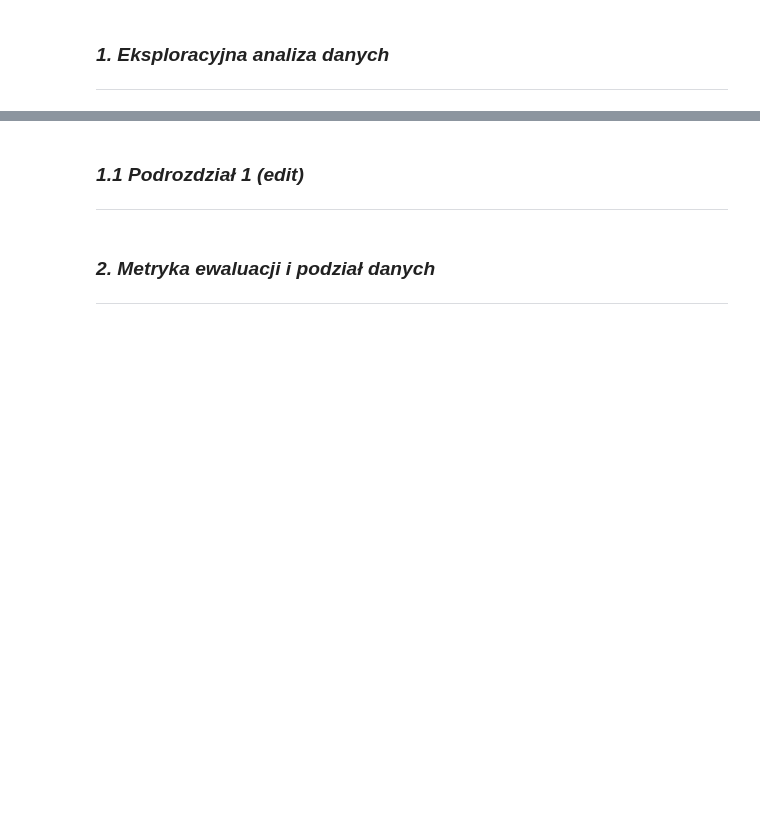
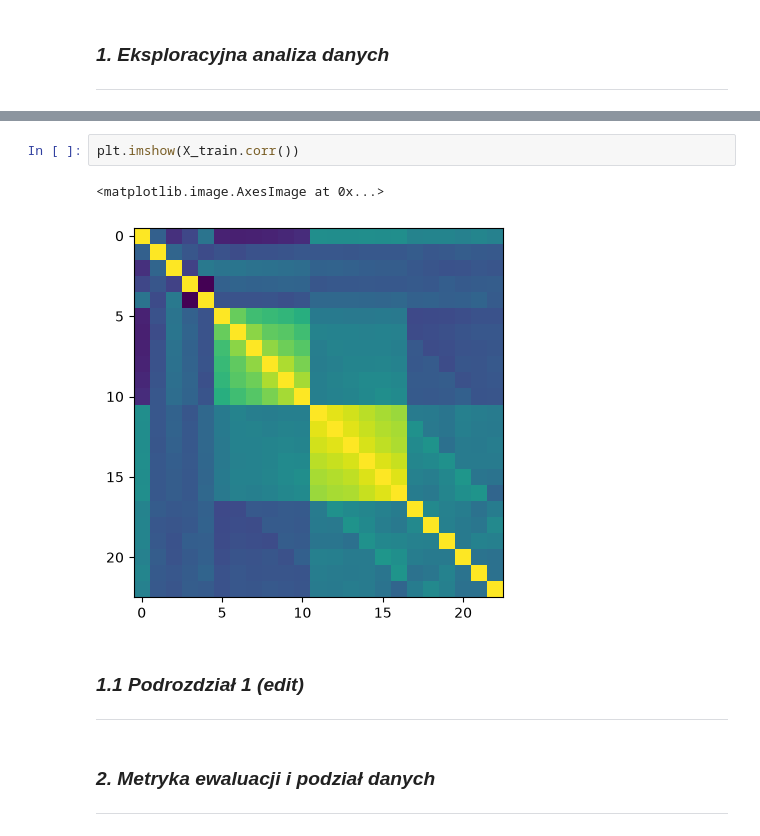
Before and after one commit to pkb-pmj/pw-sem5-ml, a Jupyter notebook: projects/KM1/notebook.ipynb, the cells around one changed output, grey strips where cells are left out. Cells and saved outputs as stored; diff of their text form; blank space fills up the shorter version.

```diff
--- a/projects/KM1/notebook.ipynb
+++ b/projects/KM1/notebook.ipynb
@@ -27,3 +114,8 @@
+# %%
+plt.imshow(X_train.corr())
+# %% [output]
+<matplotlib.image.AxesImage at 0x...>
+[figure, added]
 # %% [markdown]
 ### *1.1 Podrozdział 1 (edit)*
 -------
```
Also changed, not shown: parts of 17 cells of this notebook.
